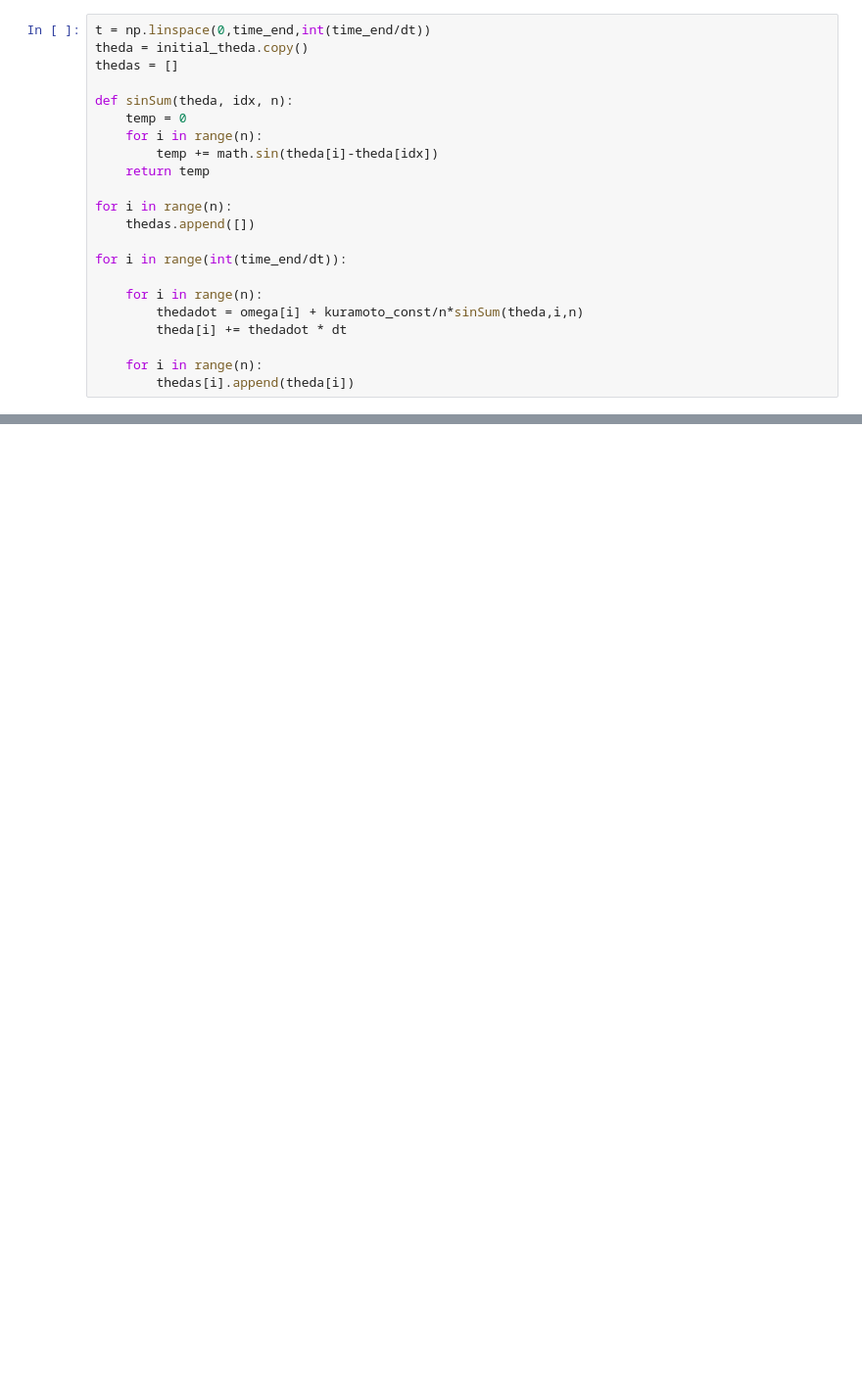
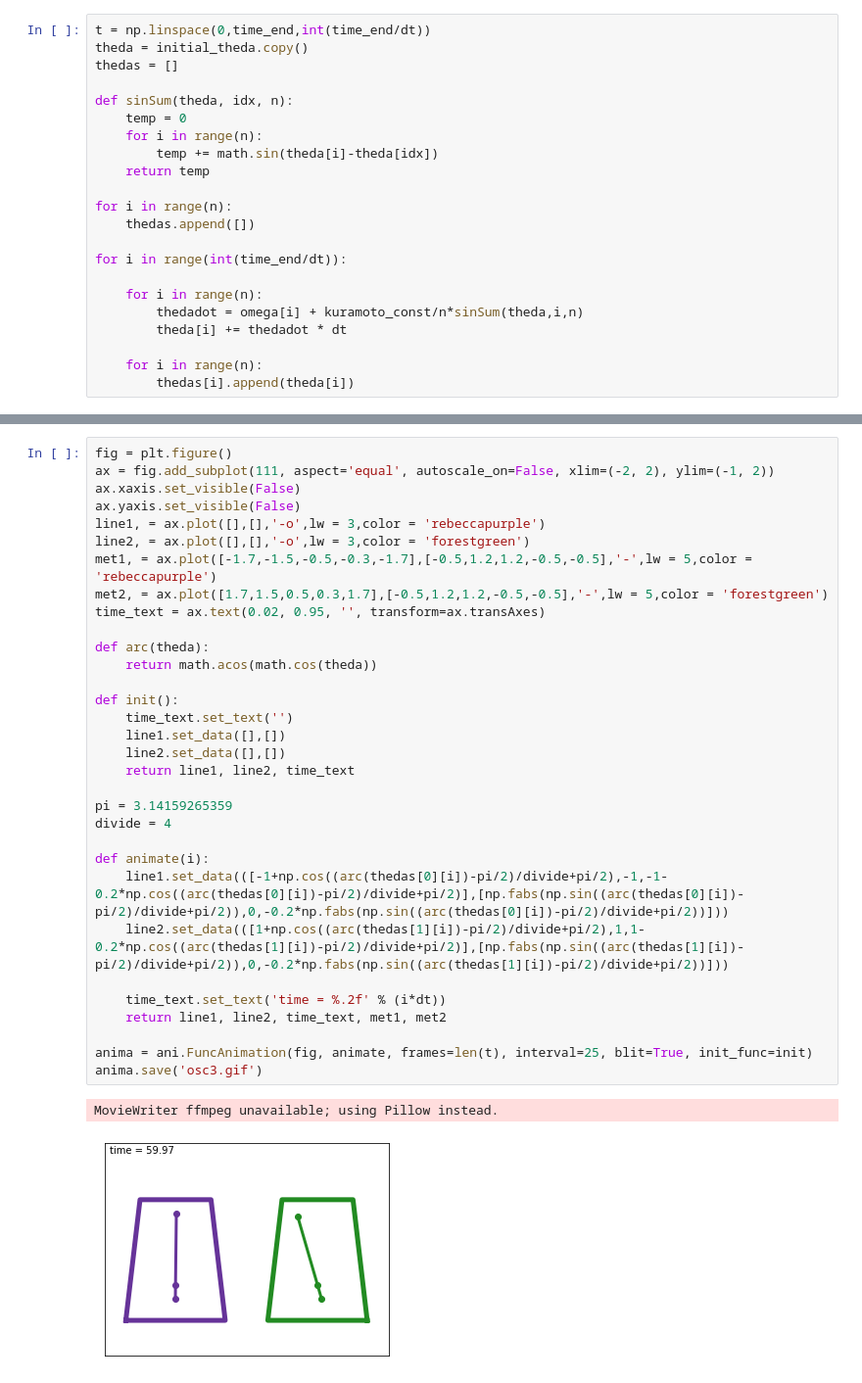
Before and after one commit to alexwang2001/ODE, a Jupyter notebook: project.ipynb, the cells around one changed output, grey strips where cells are left out. Shown: that part at 98% size. Drawn from its saved outputs; the diff is of its cells as text; blank space fills up the shorter version.

```diff
--- a/project.ipynb
+++ b/project.ipynb
@@ -91,0 +113,35 @@ MovieWriter ffmpeg unavailable; using Pillow instead.
+# %%
+fig = plt.figure()
+ax = fig.add_subplot(111, aspect='equal', autoscale_on=False, xlim=(-2, 2), ylim=(-1, 2))
+ax.xaxis.set_visible(False)
+ax.yaxis.set_visible(False)
+line1, = ax.plot([],[],'-o',lw = 3,color = 'rebeccapurple')
+line2, = ax.plot([],[],'-o',lw = 3,color = 'forestgreen')
+met1, = ax.plot([-1.7,-1.5,-0.5,-0.3,-1.7],[-0.5,1.2,1.2,-0.5,-0.5],'-',lw = 5,color = 'rebeccapurple')
+met2, = ax.plot([1.7,1.5,0.5,0.3,1.7],[-0.5,1.2,1.2,-0.5,-0.5],'-',lw = 5,color = 'forestgreen')
+time_text = ax.text(0.02, 0.95, '', transform=ax.transAxes)
+
+def arc(theda):
+    return math.acos(math.cos(theda))
+
+def init():
+    time_text.set_text('')
+    line1.set_data([],[])
+    line2.set_data([],[])
+    return line1, line2, time_text
+
+pi = 3.14159265359
+divide = 4
+
+def animate(i):
+    line1.set_data(([-1+np.cos((arc(thedas[0][i])-pi/2)/divide+pi/2),-1,-1-0.2*np.cos((arc(thedas[0][i])-pi/2)/divide+pi/2)],[np.fabs(np.sin((arc(thedas[0][i])-pi/2)/divide+pi/2)),0,-0.2*np.fabs(np.sin((arc(thedas[0][i])-pi/2)/divide+pi/2))]))
+    line2.set_data(([1+np.cos((arc(thedas[1][i])-pi/2)/divide+pi/2),1,1-0.2*np.cos((arc(thedas[1][i])-pi/2)/divide+pi/2)],[np.fabs(np.sin((arc(thedas[1][i])-pi/2)/divide+pi/2)),0,-0.2*np.fabs(np.sin((arc(thedas[1][i])-pi/2)/divide+pi/2))]))
+
+    time_text.set_text('time = %.2f' % (i*dt))
+    return line1, line2, time_text, met1, met2
+
+anima = ani.FuncAnimation(fig, animate, frames=len(t), interval=25, blit=True, init_func=init)
+anima.save('osc3.gif')
+# %% [output]
+MovieWriter ffmpeg unavailable; using Pillow instead.
+[figure, added]
```
Also changed, not shown: parts of 6 cells of this notebook, 14 other files.
